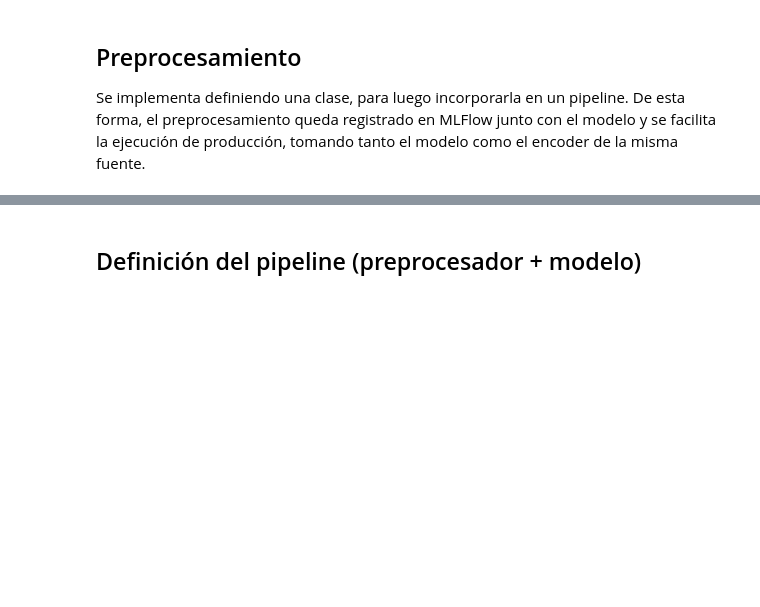
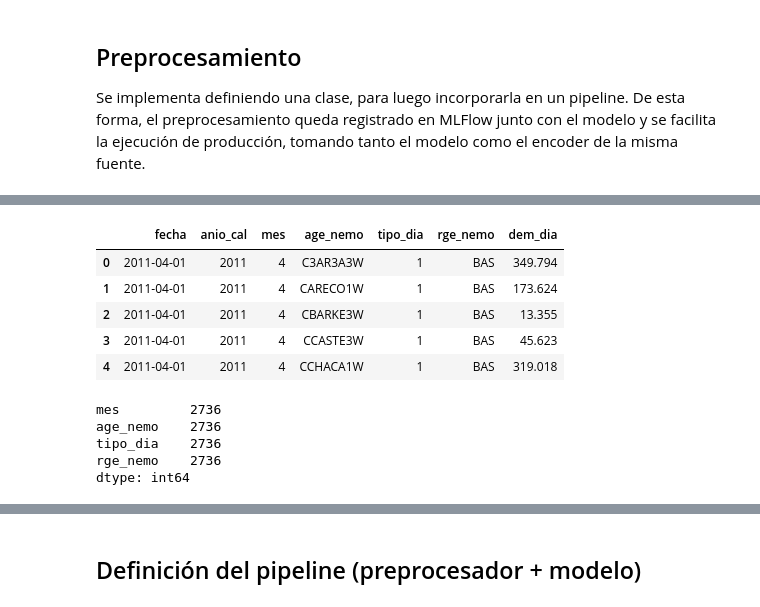
Before and after one commit to alexisbarnique/amq2-service-ml, a Jupyter notebook: modelo_base/experimento_modelo.ipynb, the cells around one changed output, grey strips where cells are left out. Drawn from its saved outputs; the diff is of its cells as text; code cells hidden in the pictures; blank space fills up the shorter version.

```diff
--- a/modelo_base/experimento_modelo.ipynb
+++ b/modelo_base/experimento_modelo.ipynb
@@ -147,0 +166,18 @@ class DemandPreprocessor(BaseEstimator, TransformerMixin):
+# %%
+dem_df.head()
+# %% [output]
+|  | fecha | anio_cal | mes | age_nemo | tipo_dia | rge_nemo | dem_dia |
+| 0 | 2011-04-01 | 2011 | 4 | C3AR3A3W | 1 | BAS | 349.794 |
+| 1 | 2011-04-01 | 2011 | 4 | CARECO1W | 1 | BAS | 173.624 |
+| 2 | 2011-04-01 | 2011 | 4 | CBARKE3W | 1 | BAS | 13.355 |
+| 3 | 2011-04-01 | 2011 | 4 | CCASTE3W | 1 | BAS | 45.623 |
+| 4 | 2011-04-01 | 2011 | 4 | CCHACA1W | 1 | BAS | 319.018 |
+# %%
+dem_df_unique = dem_df.drop_duplicates(subset=['mes', 'tipo_dia', 'age_nemo'])
+dem_df_unique = dem_df_unique.drop(columns=['fecha', 'anio_cal', 'dem_dia'])
+# %% [output]
+mes         2736
+age_nemo    2736
+tipo_dia    2736
+rge_nemo    2736
+dtype: int64
```
Also changed, not shown: parts of 6 cells of this notebook, 10 other files.
